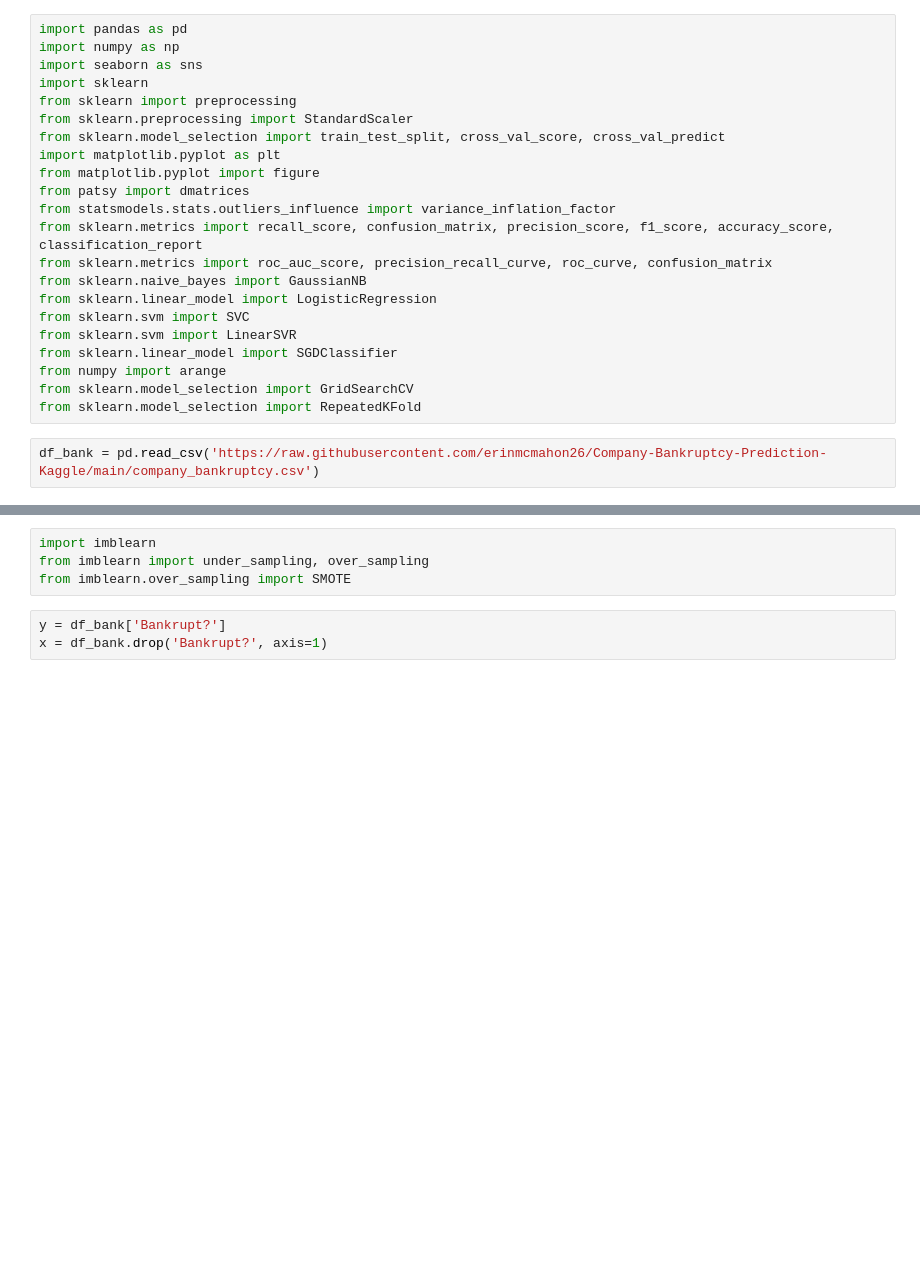
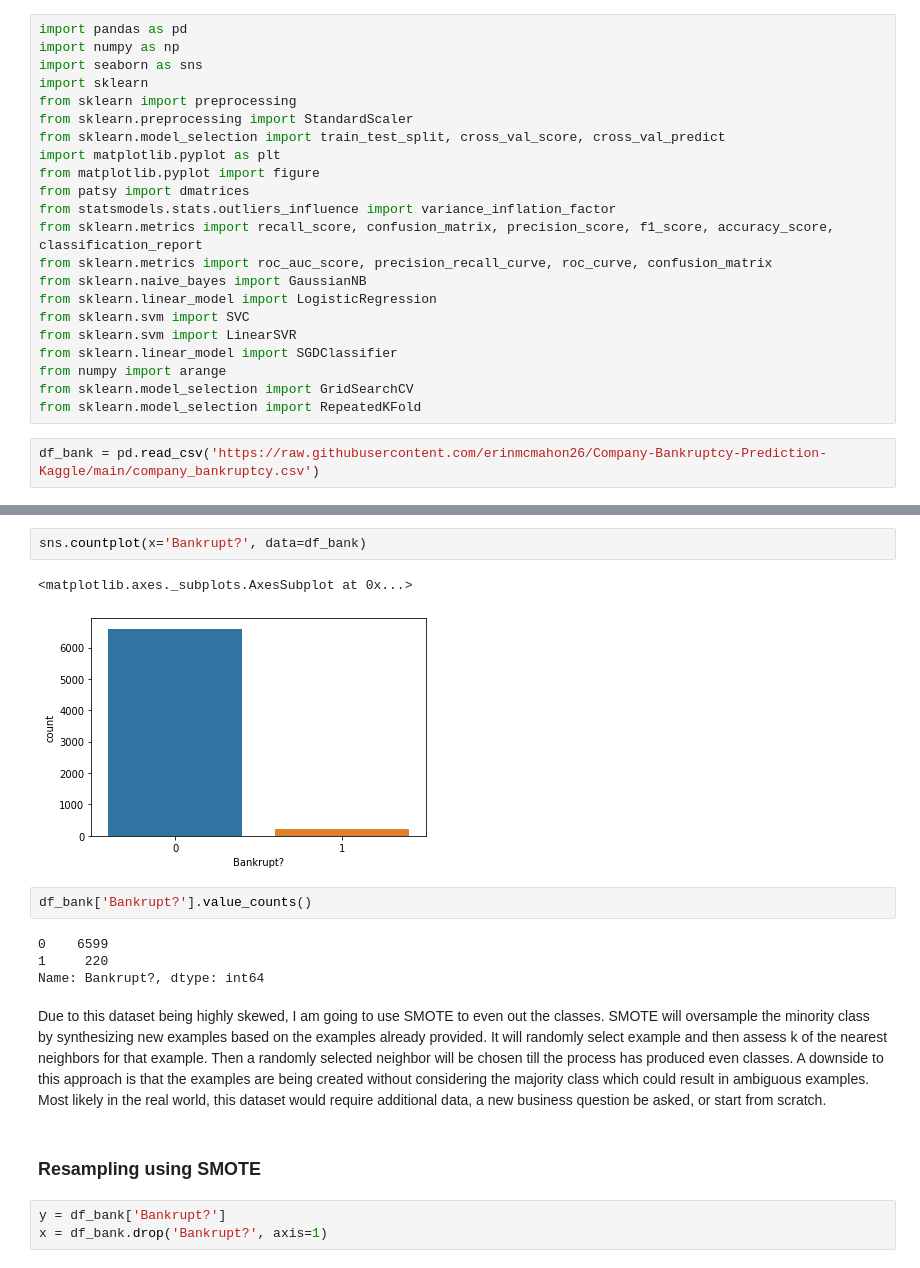
Before and after one commit to erinmcmahon26/Company-Bankruptcy-Prediction, a Jupyter notebook: Company_Bankruptcy_SMOTE.ipynb, the cells around one changed output, grey strips where cells are left out. Drawn from its saved outputs; the diff is of its cells as text; blank space fills up the shorter version.

```diff
--- a/Company_Bankruptcy_SMOTE.ipynb
+++ b/Company_Bankruptcy_SMOTE.ipynb
@@ -36,7 +29,18 @@ Requirement already satisfied: threadpoolctl>=2.0.0 in /usr/local/lib/python3.7/
-# %%
-import imblearn
-from imblearn import under_sampling, over_sampling
-from imblearn.over_sampling import SMOTE
+# %%
+sns.countplot(x='Bankrupt?', data=df_bank)
+# %% [output]
+<matplotlib.axes._subplots.AxesSubplot at 0x...>
+[figure, added]
+# %%
+df_bank['Bankrupt?'].value_counts()
+# %% [output]
+0    6599
+1     220
+Name: Bankrupt?, dtype: int64
+# %% [markdown]
+Due to this dataset being highly skewed, I am going to use SMOTE to even out the classes. SMOTE will oversample the minority class by synthesizing new examples based on the examples already provided. It will randomly select example and then assess k of the nearest neighbors for that example. Then a randomly selected neighbor will be chosen till the process has produced even classes. A downside to this approach is that the examples are being created without considering the majority class which could result in ambiguous examples. Most likely in the real world, this dataset would require additional data, a new business question be asked, or start from scratch.
+# %% [markdown]
+### Resampling using SMOTE
 # %%
 y = df_bank['Bankrupt?']
 x = df_bank.drop('Bankrupt?', axis=1)
```
Also changed, not shown: parts of 25 cells of this notebook.
